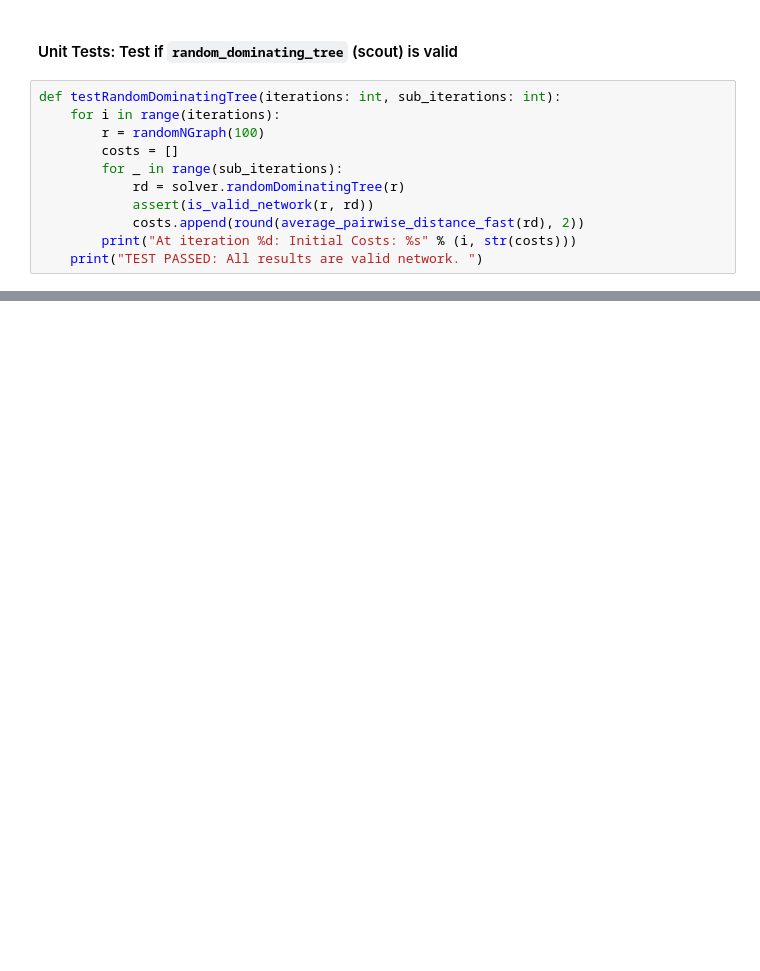
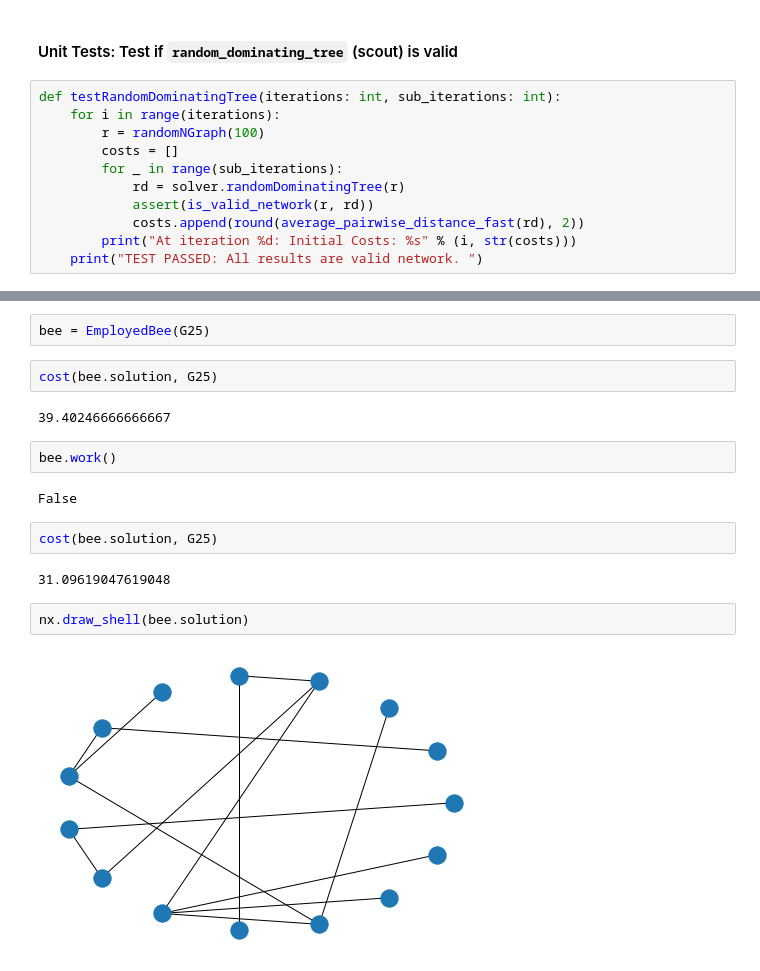
Before and after one commit to tsunrise/cs170-proj, a Jupyter notebook: notebook.ipynb, the cells around one changed output, grey strips where cells are left out. Drawn from its saved outputs; the diff is of its cells as text; blank space fills up the shorter version.

```diff
--- a/notebook.ipynb
+++ b/notebook.ipynb
@@ -79,0 +75,18 @@ TEST PASSED: All results are valid network.
+# %%
+bee = EmployedBee(G25)
+# %%
+cost(bee.solution, G25)
+# %% [output]
+39.40246666666667
+# %%
+bee.work()
+# %% [output]
+False
+# %%
+cost(bee.solution, G25)
+# %% [output]
+31.09619047619048
+# %%
+nx.draw_shell(bee.solution)
+# %% [output]
+[figure, added]
```
Also changed, not shown: parts of 3 cells of this notebook, 1 other file.
